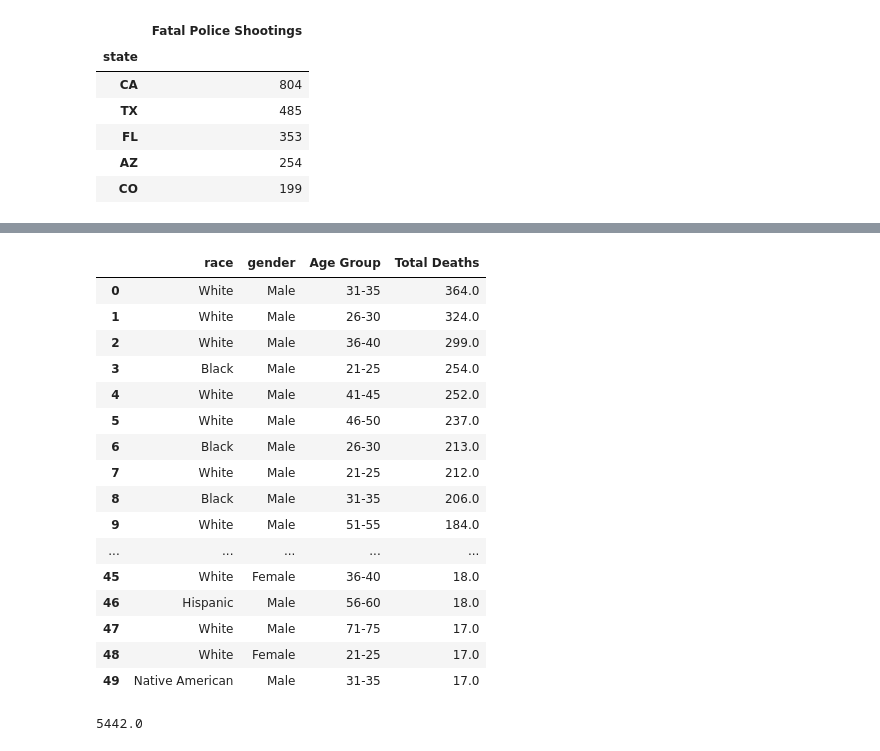
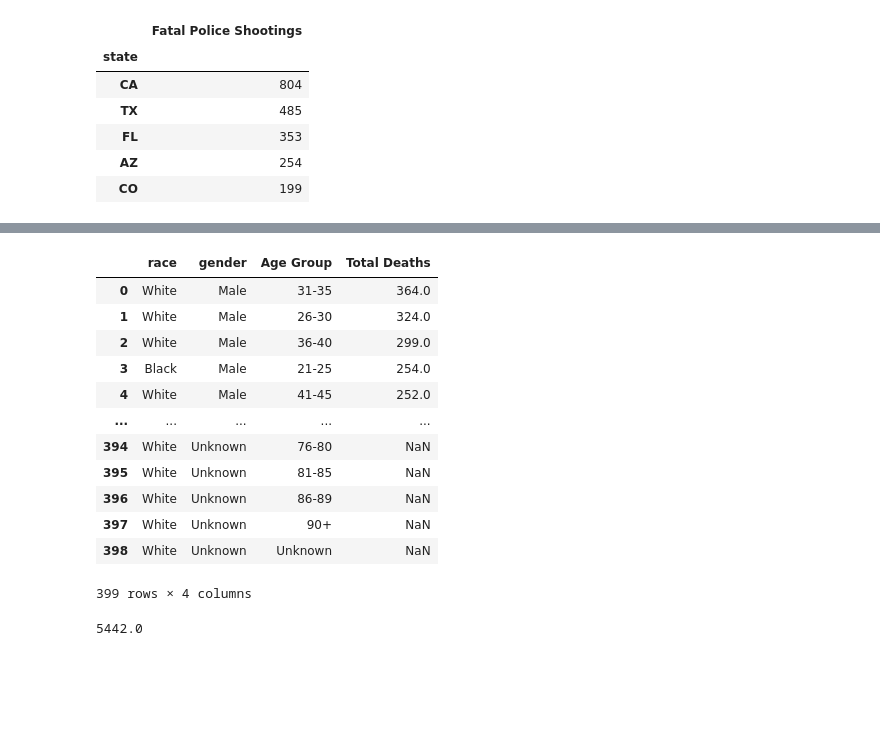
Before and after one commit to szerpa17/fatal-police-shootings, a Jupyter notebook: Analysis_BH.ipynb, the cells around one changed output, grey strips where cells are left out. Cells and saved outputs as stored; diff of their text form; code cells hidden in the pictures; blank space fills up the shorter version.

```diff
--- a/Brynn_final_demographic_data.ipynb
+++ b/Analysis_BH.ipynb
@@ -5,6 +5,7 @@ import pandas as pd
 import numpy as np
 import matplotlib
 import matplotlib.pyplot as plt
+from pandas.plotting import table
 
 # File to load
 csvpath = "Resources\\fatal_police_shootings.csv"
@@ -12,7 +13,7 @@ csvpath = "Resources\\fatal_police_shootings.csv"
 # Read CSV and store into dataframe
 Brynn_project_df = pd.read_csv(csvpath)
 #pd.set_option('display.max_rows', None)
-pd.set_option('display.max_rows', 50)
+pd.set_option('display.max_rows', 100)
 # %%
 # Display dataframe
 Brynn_project_df
@@ -381,30 +329,26 @@ city_state_dc.head(5)
 # %%
 Brynn_project_df.insert(0, "Total Deaths", 0, True)
 top_demo = Brynn_project_df.groupby(["race", "gender", "Age Group"]).count()
 top_demo.sort_values(by= 'id', ascending=False, inplace=True)
 #top_demo.fillna(0, inplace=True)
 top_demo
 top_demo = top_demo.reset_index()
 top_demo_clean1 = top_demo[["race", "gender", "Age Group", "Total Deaths"]].copy()
-top_demo_clean1.head(50)
+top_demo_clean1
 # %% [output]
 |  | race | gender | Age Group | Total Deaths |
 | 0 | White | Male | 31-35 | 364.0 |
 | 1 | White | Male | 26-30 | 324.0 |
 | 2 | White | Male | 36-40 | 299.0 |
 | 3 | Black | Male | 21-25 | 254.0 |
 | 4 | White | Male | 41-45 | 252.0 |
-| 5 | White | Male | 46-50 | 237.0 |
-| 6 | Black | Male | 26-30 | 213.0 |
-| 7 | White | Male | 21-25 | 212.0 |
-| 8 | Black | Male | 31-35 | 206.0 |
-| 9 | White | Male | 51-55 | 184.0 |
 | ... | ... | ... | ... | ... |
-| 45 | White | Female | 36-40 | 18.0 |
-| 46 | Hispanic | Male | 56-60 | 18.0 |
-| 47 | White | Male | 71-75 | 17.0 |
-| 48 | White | Female | 21-25 | 17.0 |
-| 49 | Native American | Male | 31-35 | 17.0 |
+| 394 | White | Unknown | 76-80 | NaN |
+| 395 | White | Unknown | 81-85 | NaN |
+| 396 | White | Unknown | 86-89 | NaN |
+| 397 | White | Unknown | 90+ | NaN |
+| 398 | White | Unknown | Unknown | NaN |
+399 rows × 4 columns
 # %%
 top_demo_clean1["Total Deaths"].sum()
 # %% [output]
```
Also changed, not shown: parts of 15 cells of this notebook.
